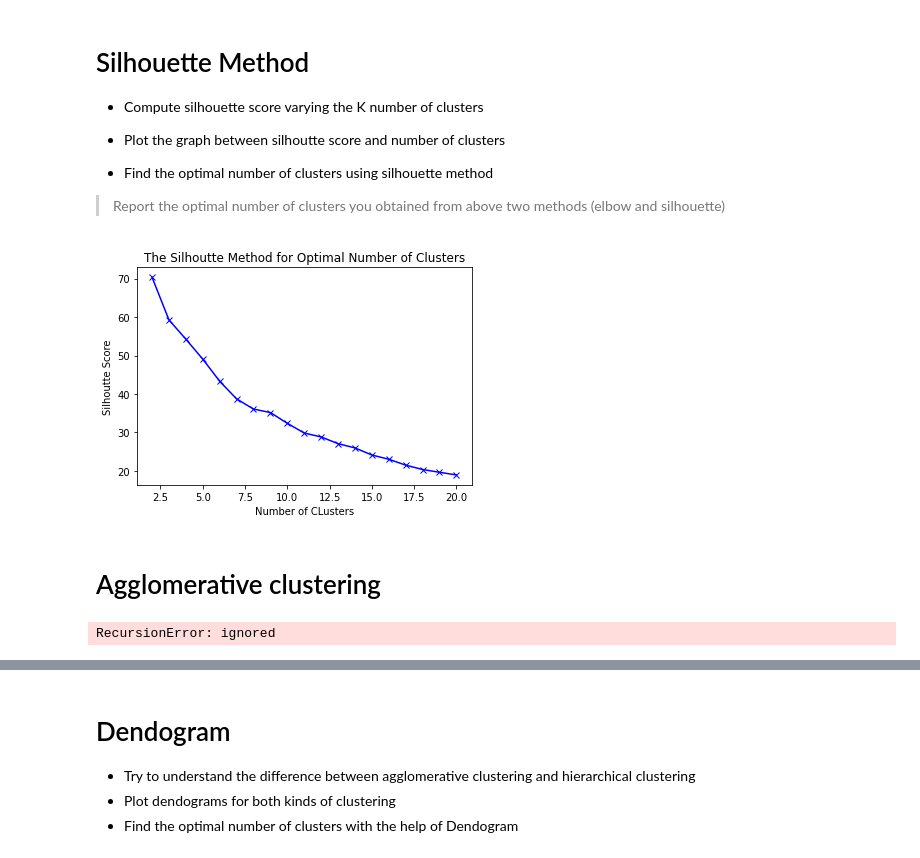
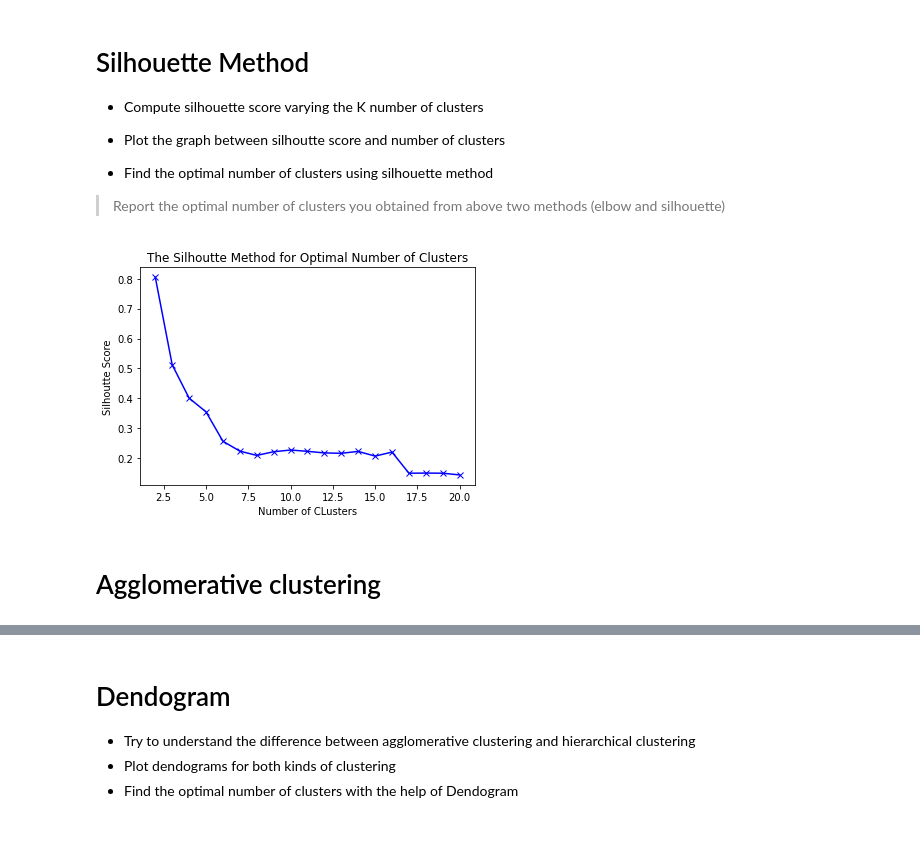
Before and after one commit to AbhinavChowdaryM98/KMeans-And-Regression, a Jupyter notebook: 2019101109_Assignment2_Q1.ipynb, the cells around one changed output, grey strips where cells are left out. Drawn from its saved outputs; the diff is of its cells as text; code cells hidden in the pictures.

Commit message:
Agglomerative and Dendogram Part Done

```diff
--- a/2019101109_Assignment2_Q1.ipynb
+++ b/2019101109_Assignment2_Q1.ipynb
@@ -226,15 +233,15 @@ Optimal Clusters by Elbow Method: 5
 # %%
 def silhouette_score():
   K = [i for i in range(2, len(sillhoute_scores)+2)]
-  plt.plot(K, distortions, 'bx-')
+  plt.plot(K, sillhoute_scores, 'bx-')
   plt.xlabel('Number of CLusters')
   plt.ylabel('Silhoutte Score')
   plt.title('The Silhoutte Method for Optimal Number of Clusters')
   plt.show()
 
 silhouette_score()
 # %% [output]
-[figure, old version]
+[figure, new version]
 # %% [markdown]
 # Agglomerative clustering
 # %%
@@ -243,14 +250,8 @@ silhouette_score()
 
 from sklearn.cluster import AgglomerativeClustering
 
-def AgglomerativeClustering():
-  agglomerative_clusters = []
-  clustering = AgglomerativeClustering().fit(np.array(X_processed))
-  #clustering.labels_
-  agglomerative_clusters.append(list(clustering.labels_))
-  return agglomerative_clusters
+def agglomerativeClustering():
+  clustering = AgglomerativeClustering().fit(x_splitted)
+  return clustering.labels_
 
-tmp = AgglomerativeClustering()
-tmp
+agglomerative_labels = agglomerativeClustering()
-# %% [output]
-RecursionError: ignored
```
Also changed, not shown: parts of 8 cells of this notebook.
